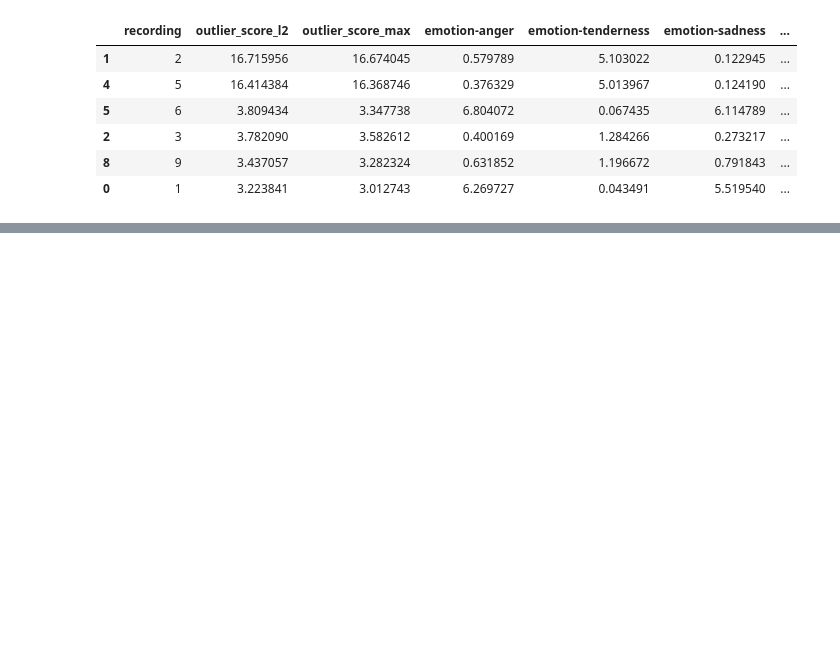
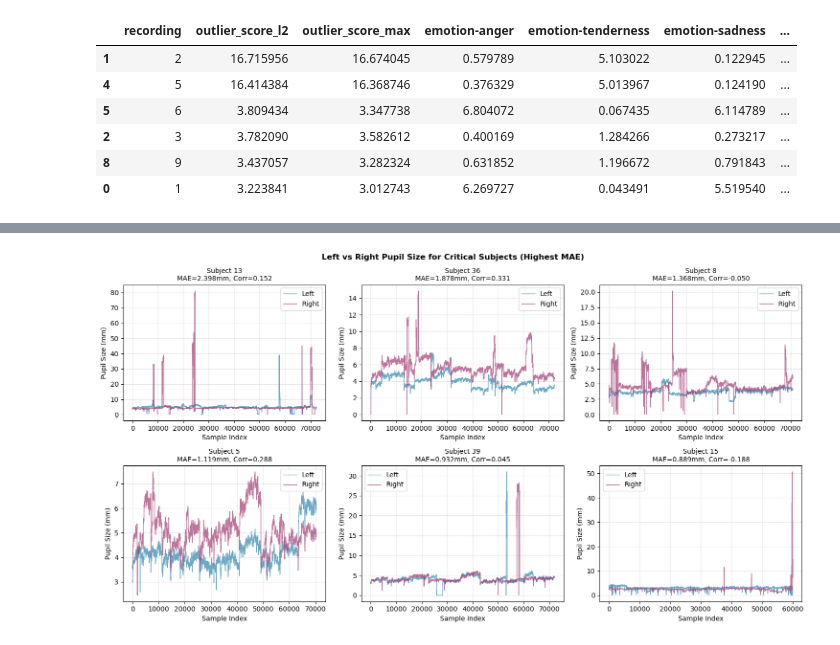
Before and after one commit to Space0code/GFM-for-eyetracker, a Jupyter notebook: src/data/EDA_eSEEd_v2.ipynb, the cells around one changed output, grey strips where cells are left out. Saved outputs shown, nothing was run; the diff lists cells and outputs as text; code cells hidden in the pictures; blank space fills up the shorter version.

Commit message:
exploring pupil size diffs. they seem a major problem

```diff
--- a/src/data/EDA_eSEEd_v2.ipynb
+++ b/src/data/EDA_eSEEd_v2.ipynb
@@ -729,0 +708,28 @@ Top 10 subjects with largest pupil size discrepancies (by MAE):
+# %%
+# Plot left vs right pupil sizes for critical subjects (top 6 by MAE)
+critical_subjects = df_stats.head(6)['subject'].values
+fig, axes = plt.subplots(2, 3, figsize=(15, 8))
+axes = axes.flatten()
+
+for idx, subject in enumerate(critical_subjects):
+    df_subj = df_pupils[df_pupils['subject'] == subject].reset_index(drop=True)
+    left = df_subj['pupil-size-left-avg']
+    right = df_subj['pupil-size-right-avg']
+
+    ax = axes[idx]
+    ax.plot(left.values, label='Left', alpha=0.7, linewidth=1, color='#2E86AB')
+    ax.plot(right.values, label='Right', alpha=0.7, linewidth=1, color='#A23B72')
+
+    # Add statistics
+    stats = df_stats[df_stats['subject'] == subject].iloc[0]
+    ax.set_title(f"Subject {subject}\nMAE={stats['mae']:.3f}mm, Corr={stats['corr']:.3f}", fontsize=10)
+    ax.set_xlabel('Sample Index')
+    ax.set_ylabel('Pupil Size (mm)')
+    ax.legend(loc='best')
+    ax.grid(alpha=0.3)
+
+plt.suptitle('Left vs Right Pupil Size for Critical Subjects (Highest MAE)', fontsize=12, fontweight='bold')
+plt.tight_layout()
+plt.show()
+# %% [output]
+[figure, added]
```
Also changed, not shown: parts of 10 cells of this notebook.
